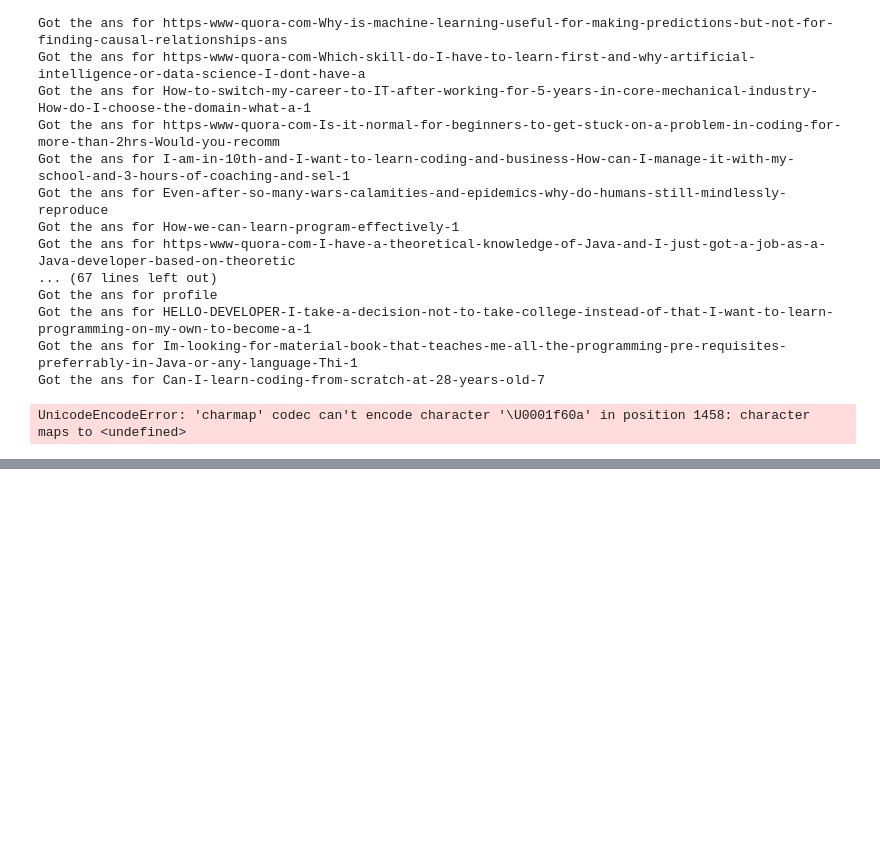
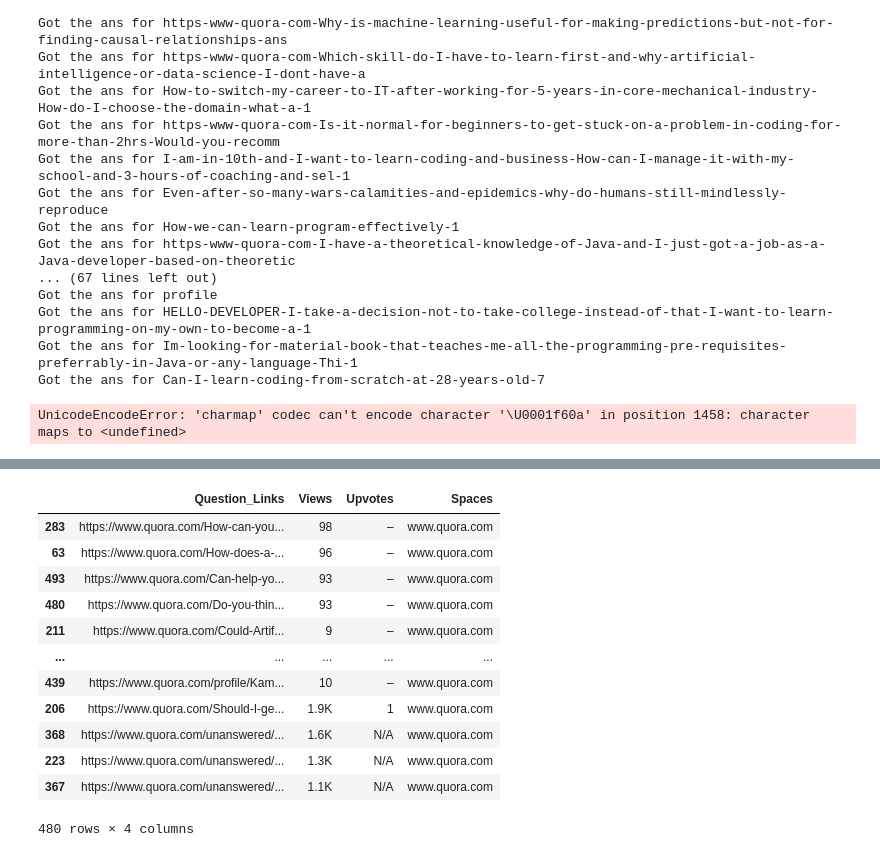
Before and after one commit to Kamalabot/Datagathering_Automation, a Jupyter notebook: QuoraScraper.ipynb, the cells around one changed output, grey strips where cells are left out. Saved outputs shown, nothing was run; the diff lists cells and outputs as text; code cells hidden in the pictures; blank space fills up the shorter version.

```diff
--- a/QuoraScraper.ipynb
+++ b/QuoraScraper.ipynb
@@ -294,0 +320,11 @@ UnicodeEncodeError: 'charmap' codec can't encode character '\U0001f60a' in posit
+# %%
+pass_loc = 'C:\\WorkFiles\\WPy64-37120\\notebooks\\creds.txt'
+with open(pass_loc) as p:
+    reader = p.readlines()
+
+uname = reader[0].strip('\n')
+passd = reader[1]
+# %%
+first_User = User('Kamal', uname= uname, passwd= passd)
+
+my_driver = first_User.login(quora_link= quora_login)
@@ -294,0 +340,6 @@ UnicodeEncodeError: 'charmap' codec can't encode character '\U0001f60a' in posit
+# %%
+upvote_list = upvotes(driver= my_driver)
+view_list = view_count(my_driver)
+quest_links = question_collector(my_driver)
+
+quora_frame = pd.DataFrame({'Question_Links':quest_links, 'Views':view_list, 'Upvotes': upvote_list})
@@ -294,0 +358,3 @@ UnicodeEncodeError: 'charmap' codec can't encode character '\U0001f60a' in posit
+# %%
+quora_frame['Spaces'] = quora_frame.Question_Links.apply(lambda x : x.split('/')[2])
+quora_frame.Spaces.unique()
@@ -294,0 +373,17 @@ UnicodeEncodeError: 'charmap' codec can't encode character '\U0001f60a' in posit
+# %%
+main_frame = quora_frame[quora_frame.Spaces == 'www.quora.com']
+main_frame.sort_values('Views', ascending = False)
+# %% [output]
+|  | Question_Links | Views | Upvotes | Spaces |
+| 283 | https://www.quora.com/How-can-you... | 98 | – | www.quora.com |
+| 63 | https://www.quora.com/How-does-a-... | 96 | – | www.quora.com |
+| 493 | https://www.quora.com/Can-help-yo... | 93 | – | www.quora.com |
+| 480 | https://www.quora.com/Do-you-thin... | 93 | – | www.quora.com |
+| 211 | https://www.quora.com/Could-Artif... | 9 | – | www.quora.com |
+| ... | ... | ... | ... | ... |
+| 439 | https://www.quora.com/profile/Kam... | 10 | – | www.quora.com |
+| 206 | https://www.quora.com/Should-I-ge... | 1.9K | 1 | www.quora.com |
+| 368 | https://www.quora.com/unanswered/... | 1.6K | N/A | www.quora.com |
+| 223 | https://www.quora.com/unanswered/... | 1.3K | N/A | www.quora.com |
+| 367 | https://www.quora.com/unanswered/... | 1.1K | N/A | www.quora.com |
+480 rows × 4 columns
```
Also changed, not shown: parts of 20 cells of this notebook.
